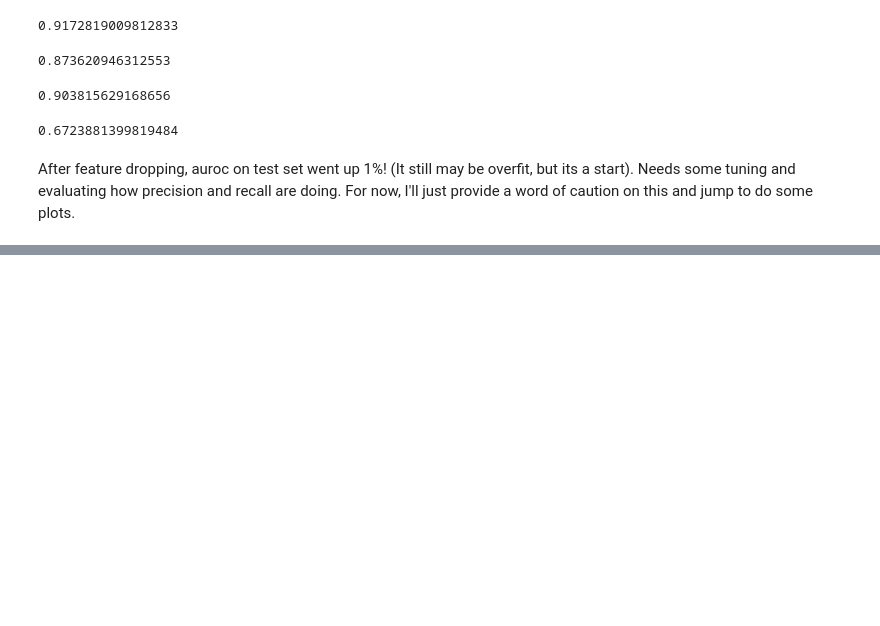
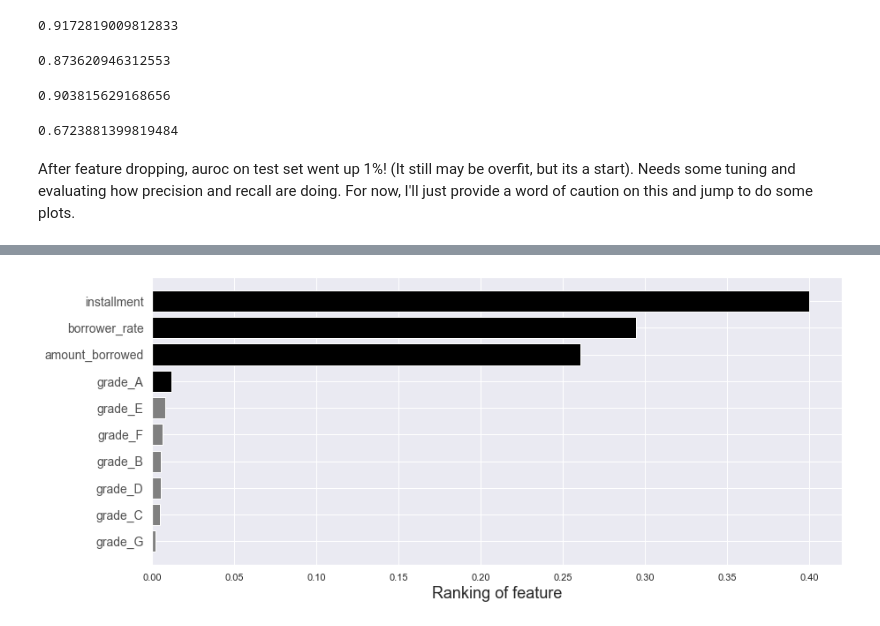
Before and after one commit to AlexMart1/OnlineP2PLending_ML, a Jupyter notebook: LendSet_Pt3.ipynb, the cells around one changed output, grey strips where cells are left out. Drawn from its saved outputs; the diff is of its cells as text; code cells hidden in the pictures; blank space fills up the shorter version.

```diff
--- a/LendSet_Pt3.ipynb
+++ b/LendSet_Pt3.ipynb
@@ -8,5 +8,6 @@ pd.options.mode.chained_assignment = None
 import numpy as np
 import matplotlib.pyplot as plt
 import seaborn as sns
+sns.set()
 from sklearn.model_selection import train_test_split
 %matplotlib inline
@@ -81,3 +81,17 @@ print(roc_auc_score(y_test, prob_y))
 0.6723881399819484
 # %% [markdown]
 After feature dropping, auroc on test set went up 1%! (It still may be overfit, but its a start). Needs some tuning and evaluating how precision and recall are doing. For now, I'll just provide a word of caution on this and jump to do some plots.
+# %%
+# Feature names
+features = X_train.columns
+
+# Ranking calification of Decistion Tree model
+ranking = model.feature_importances_
+
+zipped = list(zip(features, ranking))
+
+df = pd.DataFrame(zipped, columns = ['Features', 'Ranking'])
+
+# Order data according to ranking
+df = df.sort_values(by='Ranking', ascending=False)
+df
@@ -83,0 +130,14 @@ After feature dropping, auroc on test set went up 1%! (It still may be overfit,
+# %%
+fig, ax = plt.subplots(figsize=(14,6))
+labels = df['Features']
+pos = np.arange(len(labels))
+values=df['Ranking']
+colors = ['black','black', 'black', 'black']
+colors.extend(['grey']*(len(labels)-4))
+ax.barh(labels, values, color=colors)
+plt.xlabel('Ranking of feature', fontsize=18)
+plt.yticks(pos, labels, alpha = 0.8, fontsize=14)
+ax.invert_yaxis()
+plt.savefig('graphics/FeatureRanking_General.png')
+# %% [output]
+[figure, added]
```
Also changed, not shown: parts of 27 cells of this notebook, 19 other files.
